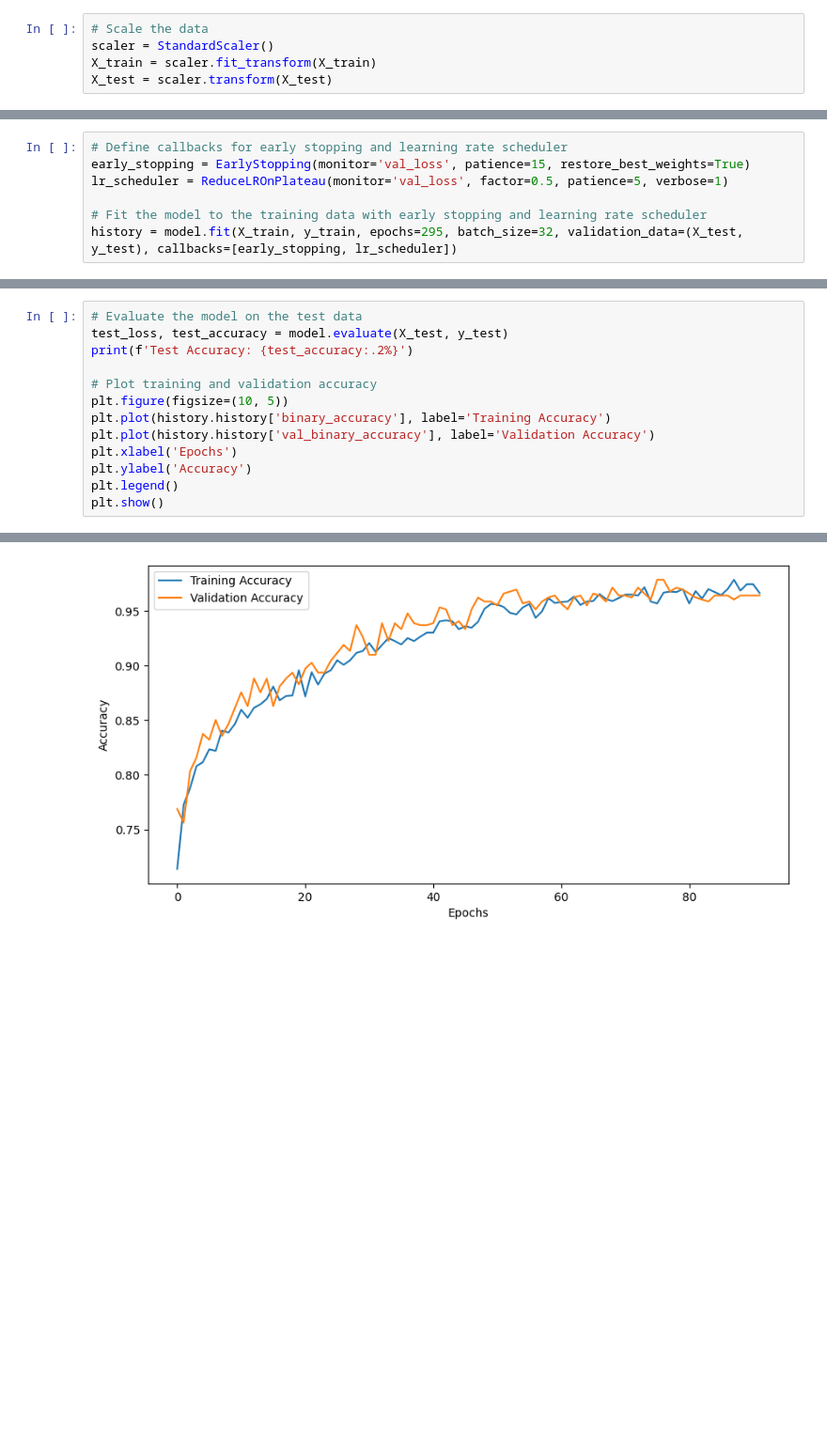
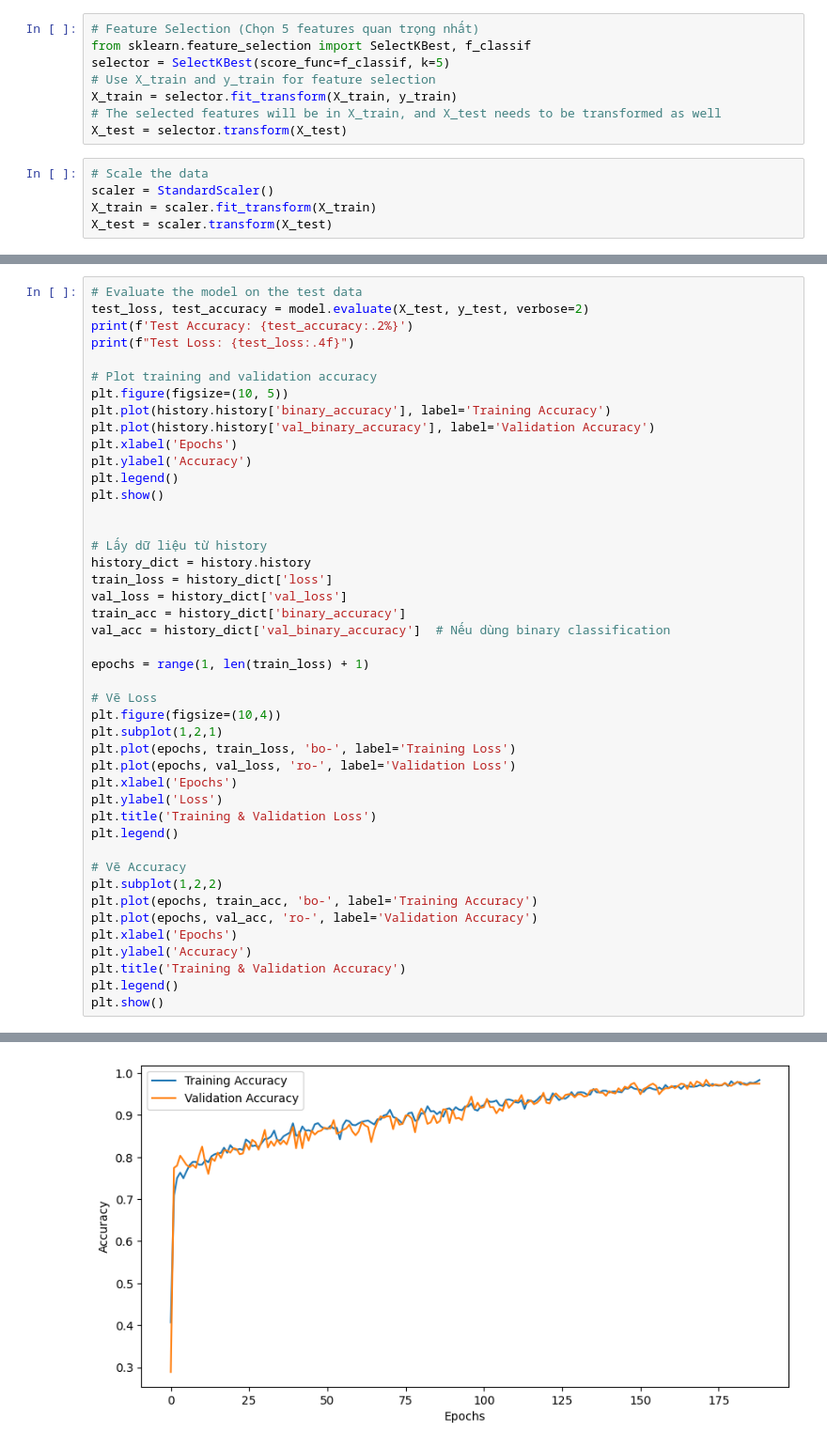
Before and after one commit to priratec/Neural-Network-Project, a Jupyter notebook: Healthcare_Diabetes_Classification_Project.ipynb, the cells around one changed output, grey strips where cells are left out. Shown at 94% size. Drawn from its saved outputs; the diff is of its cells as text; blank space fills up the shorter version.

```diff
--- a/Healthcare_Diabetes_Classification_Project.ipynb
+++ b/Healthcare_Diabetes_Classification_Project.ipynb
@@ -156,6 +157,14 @@ y = df['Outcome']                 # Target variable is the 'Outcome' column
 # %%
 # Split the data into training and testing sets
 X_train, X_test, y_train, y_test = train_test_split(X, y, test_size=0.2, random_state=42)
+# %%
+# Feature Selection (Chọn 5 features quan trọng nhất)
+from sklearn.feature_selection import SelectKBest, f_classif
+selector = SelectKBest(score_func=f_classif, k=5)
+# Use X_train and y_train for feature selection
+X_train = selector.fit_transform(X_train, y_train)
+# The selected features will be in X_train, and X_test needs to be transformed as well
+X_test = selector.transform(X_test)
 # %%
 # Scale the data
 scaler = StandardScaler()
@@ -190,8 +229 @@ optimizer = Adam(learning_rate=learning_rate)
 model.compile(optimizer=optimizer, loss='binary_crossentropy', metrics=['binary_accuracy'])
-# %%
-# Define callbacks for early stopping and learning rate scheduler
-early_stopping = EarlyStopping(monitor='val_loss', patience=15, restore_best_weights=True)
-lr_scheduler = ReduceLROnPlateau(monitor='val_loss', factor=0.5, patience=5, verbose=1)
-
-# Fit the model to the training data with early stopping and learning rate scheduler
-history = model.fit(X_train, y_train, epochs=295, batch_size=32, validation_data=(X_test, y_test), callbacks=[early_stopping, lr_scheduler])
@@ -216,7 +283,8 @@ Epoch 92/295
 # %%
 # Evaluate the model on the test data
-test_loss, test_accuracy = model.evaluate(X_test, y_test)
+test_loss, test_accuracy = model.evaluate(X_test, y_test, verbose=2)
 print(f'Test Accuracy: {test_accuracy:.2%}')
+print(f"Test Loss: {test_loss:.4f}")
 
 # Plot training and validation accuracy
 plt.figure(figsize=(10, 5))
@@ -226,4 +294,34 @@ plt.xlabel('Epochs')
 plt.ylabel('Accuracy')
 plt.legend()
 plt.show()
+
+
+# Lấy dữ liệu từ history
+history_dict = history.history
+train_loss = history_dict['loss']
+val_loss = history_dict['val_loss']
+train_acc = history_dict['binary_accuracy']
+val_acc = history_dict['val_binary_accuracy']  # Nếu dùng binary classification
+
+epochs = range(1, len(train_loss) + 1)
+
+# Vẽ Loss
+plt.figure(figsize=(10,4))
+plt.subplot(1,2,1)
+plt.plot(epochs, train_loss, 'bo-', label='Training Loss')
+plt.plot(epochs, val_loss, 'ro-', label='Validation Loss')
+plt.xlabel('Epochs')
+plt.ylabel('Loss')
+plt.title('Training & Validation Loss')
+plt.legend()
+
+# Vẽ Accuracy
+plt.subplot(1,2,2)
+plt.plot(epochs, train_acc, 'bo-', label='Training Accuracy')
+plt.plot(epochs, val_acc, 'ro-', label='Validation Accuracy')
+plt.xlabel('Epochs')
+plt.ylabel('Accuracy')
+plt.title('Training & Validation Accuracy')
+plt.legend()
+plt.show()
 # %% [output]
@@ -232 +331 @@ Test Accuracy: 97.83%
-[figure, old version]
+[figure, new version]
```
Also changed, not shown: parts of 12 cells of this notebook.
